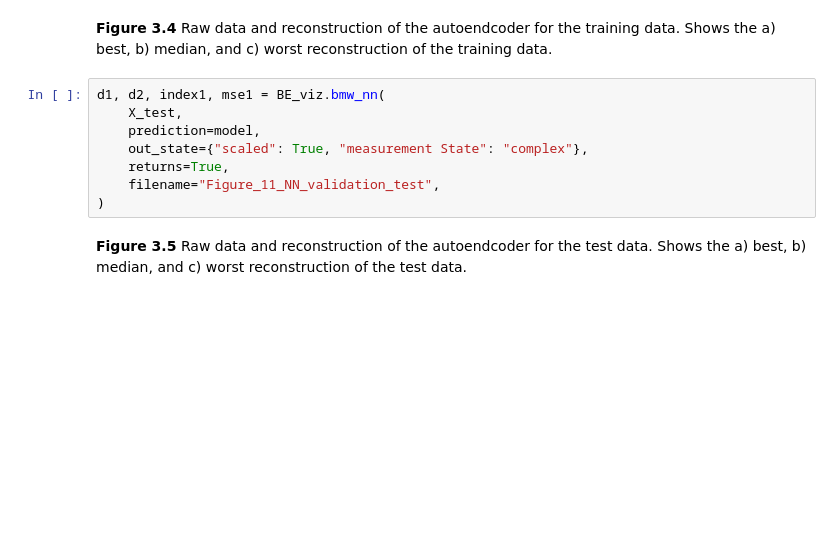
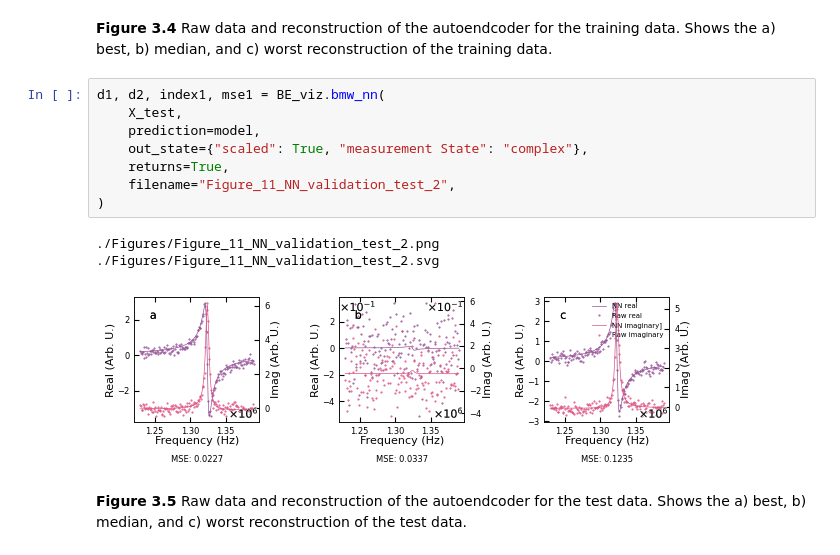
Before and after one commit to m3-learning/Rapid-Fitting-BEPFM-NN, a Jupyter notebook: notebooks/3_Pytorch_SHO_Fitter copy.ipynb, the cells around one changed output. Drawn from its saved outputs; the diff is of its cells as text; blank space fills up the shorter version.

```diff
--- a/notebooks/3_Pytorch_SHO_Fitter copy.ipynb
+++ b/notebooks/3_Pytorch_SHO_Fitter copy.ipynb
@@ -371,11 +409,15 @@ d1, d2, index1, mse1 = BE_viz.bmw_nn(
 # %%
 d1, d2, index1, mse1 = BE_viz.bmw_nn(
     X_test,
     prediction=model,
     out_state={"scaled": True, "measurement State": "complex"},
     returns=True,
-    filename="Figure_11_NN_validation_test",
+    filename="Figure_11_NN_validation_test_2",
 )
+# %% [output]
+./Figures/Figure_11_NN_validation_test_2.png
+./Figures/Figure_11_NN_validation_test_2.svg
+[figure, added]
 # %% [markdown]
 **Figure 3.5** Raw data and reconstruction of the autoendcoder for the test data. Shows the a) best, b) median, and c) worst reconstruction of the test data.
 # %%
```
Also changed, not shown: parts of 11 cells of this notebook, 2 other files.
